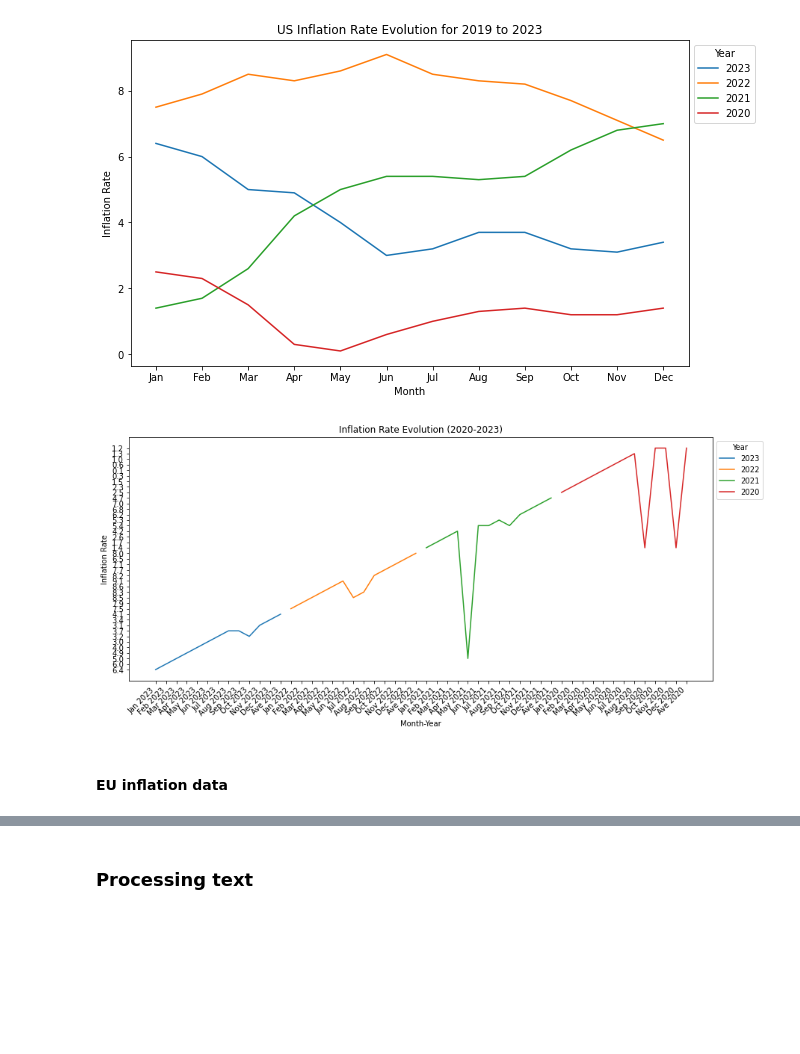
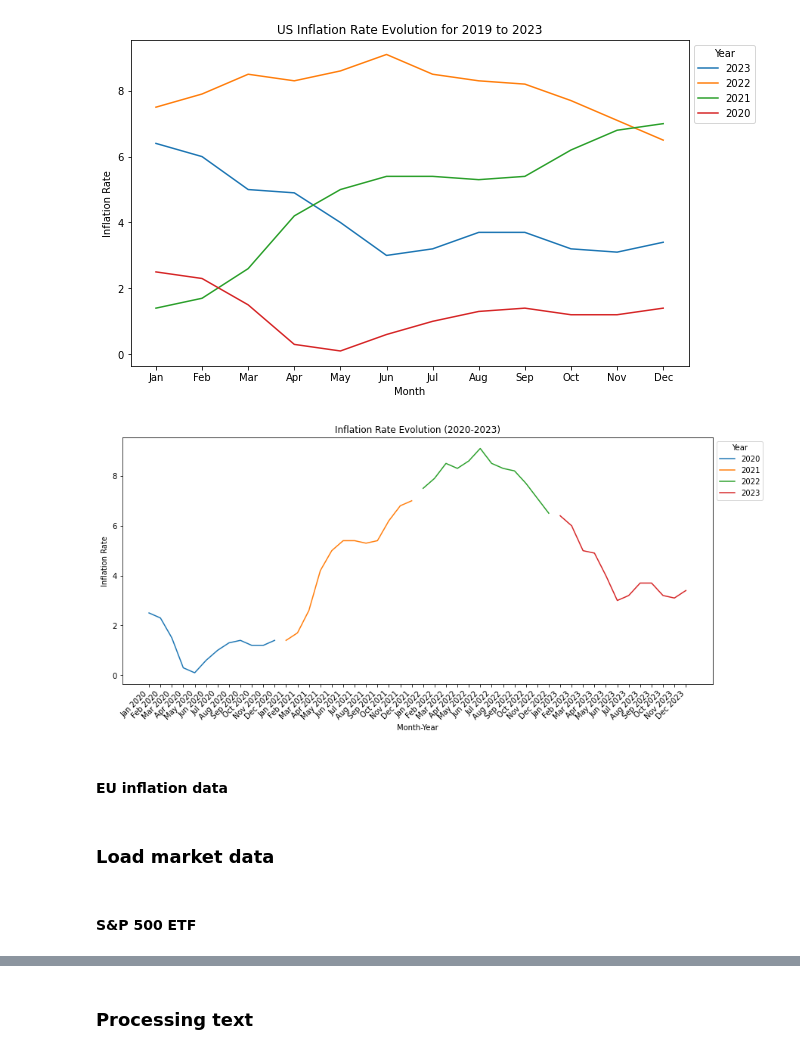
Before and after one commit to timtheuz/ICBIRDIRM, a Jupyter notebook: main.ipynb, the cells around one changed output, grey strips where cells are left out. Drawn from its saved outputs; the diff is of its cells as text; code cells hidden in the pictures; blank space fills up the shorter version.

```diff
--- a/main.ipynb
+++ b/main.ipynb
@@ -223,28 +196,35 @@ plt.show()
 # %%
 # Convert 'Year' column to integer
 df_us_inf['Year'] = df_us_inf['Year'].astype(int)
+
+# Remove Avg
+df_us_inf = df_us_inf.drop('Ave', axis = 1)
 
 # Reshape the DataFrame to a longer format
 df_long = pd.melt(df_us_inf, id_vars='Year', var_name='Month', value_name='Inflation Rate')
 
 # Filter data for the last 4 years (2020 to 2023)
 df_long_last_4_years = df_long[df_long['Year'].between(2020, 2023)]
 
 # Plot the evolution of inflation rates for the last 4 years
 plt.figure(figsize=(14, 6))  # Adjust the figure size for better visibility
 
-for year in sorted(df_long_last_4_years['Year'].unique(), reverse=True):
+for year in sorted(df_long_last_4_years['Year'].unique(), reverse=False):
     df_subset = df_long_last_4_years[df_long_last_4_years['Year'] == year]
-    plt.plot(df_subset['Month'] + ' ' + df_subset['Year'].astype(str), df_subset['Inflation Rate'], label=str(year))
+    plt.plot(df_subset['Month'] + ' ' + df_subset['Year'].astype(str), df_subset['Inflation Rate'].astype(float), label=str(year))
 
 plt.title('Inflation Rate Evolution (2020-2023)')
 plt.xlabel('Month-Year')
 plt.ylabel('Inflation Rate')
 plt.xticks(rotation=45, ha='right')  # Rotate x-axis labels for better readability
 plt.legend(title='Year', loc='upper left', bbox_to_anchor=(1, 1))
 
 plt.show()
 # %% [output]
-[figure, old version]
+[figure, new version]
 # %% [markdown]
 #### EU inflation data
+# %% [markdown]
+### Load market data
+# %% [markdown]
+#### S&P 500 ETF
```
Also changed, not shown: parts of 33 cells of this notebook.
